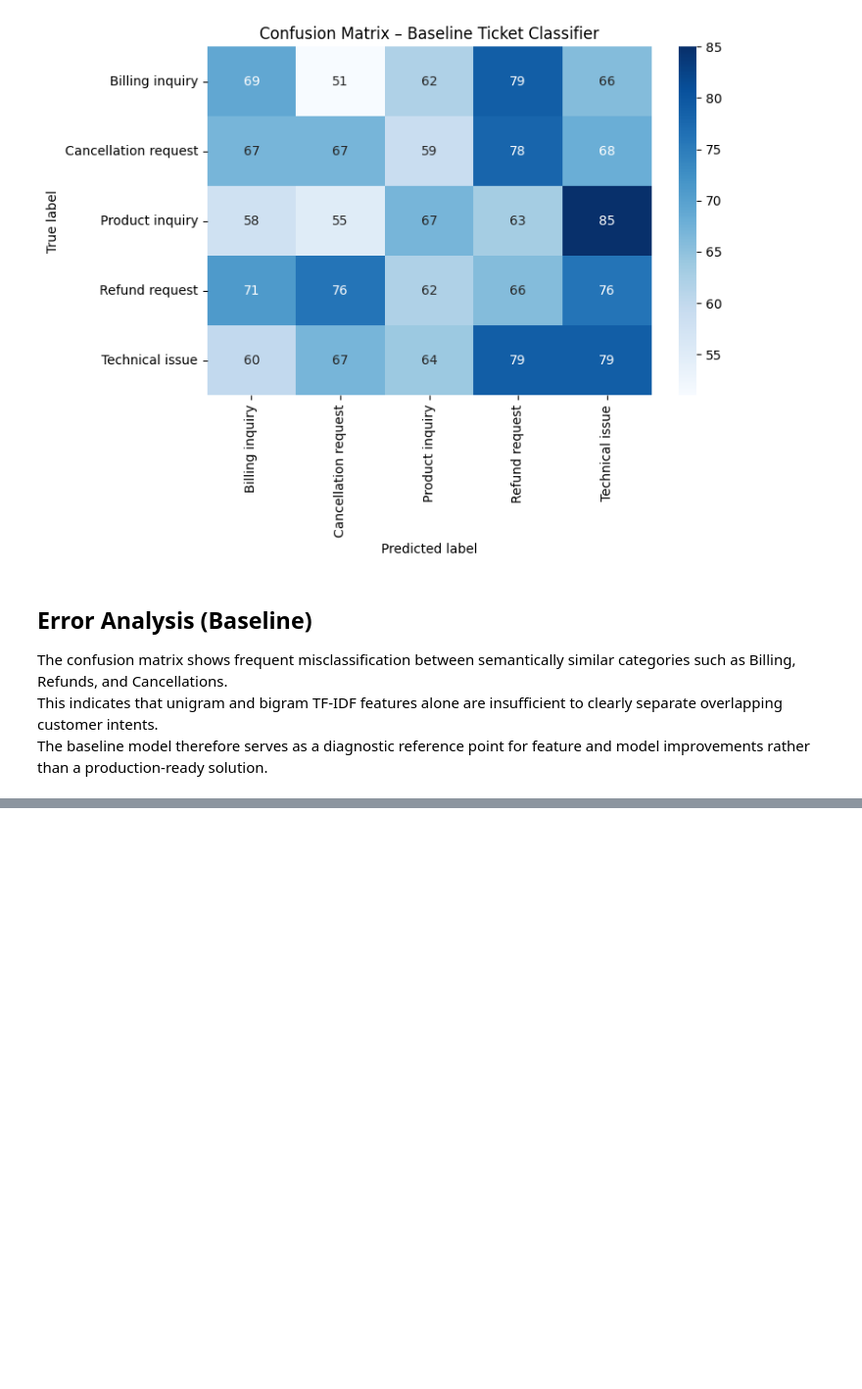
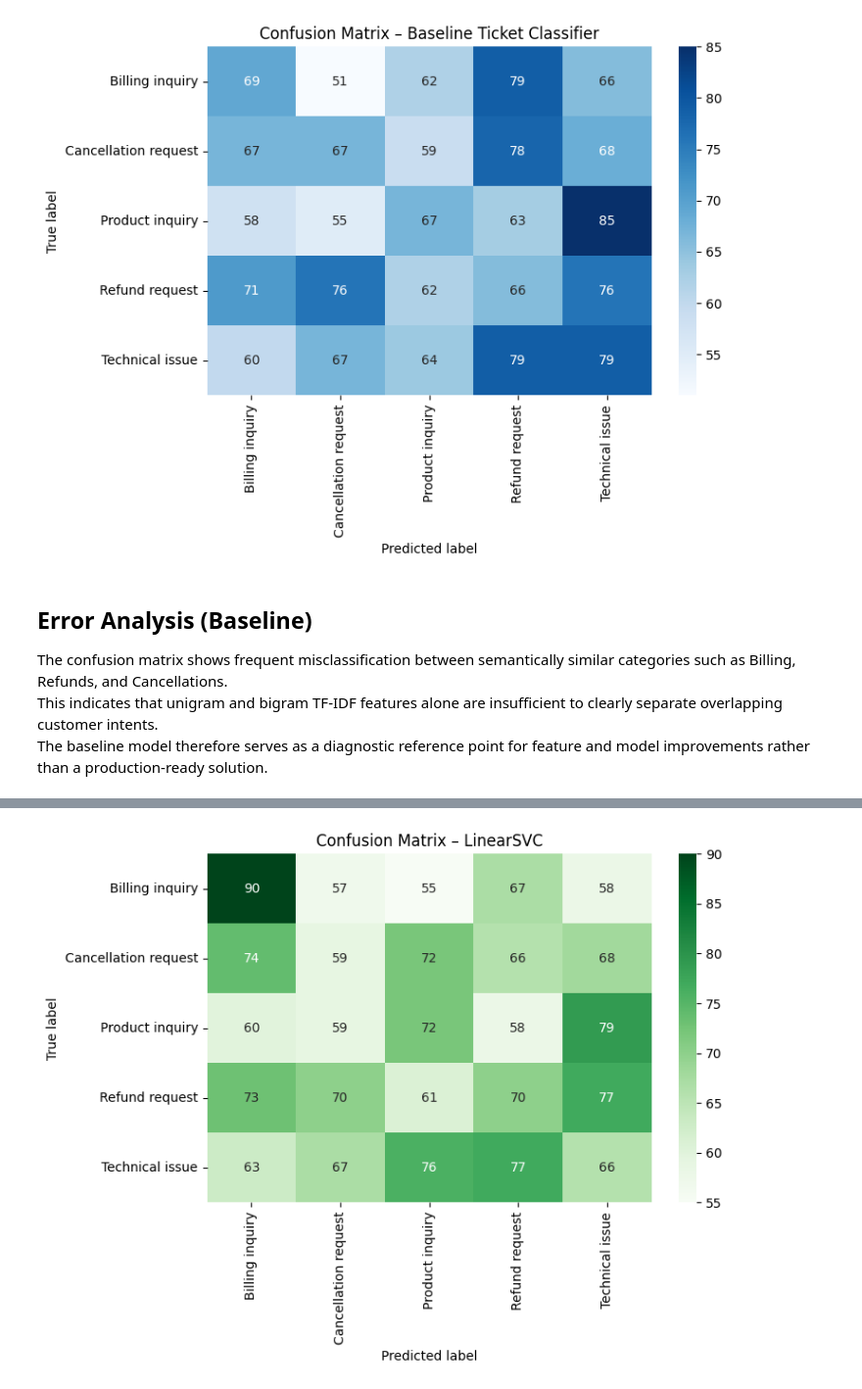
Before and after one commit to Grace-Ogunsanwo/customer-support-ticket-routing, a Jupyter notebook: notebooks/01_eda_and_text_preprocessing.ipynb, the cells around one changed output, grey strips where cells are left out. Shown: that part at 98% size. Cells and saved outputs as stored; diff of their text form; code cells hidden in the pictures; blank space fills up the shorter version.

Commit message:
Evaluate LinearSVC against logistic regression baseline
Compare linear classifiers for ticket routing and analyse persistent class overlap.

```diff
--- a/notebooks/01_eda_and_text_preprocessing.ipynb
+++ b/notebooks/01_eda_and_text_preprocessing.ipynb
@@ -307,3 +307,18 @@ plt.show()
 The confusion matrix shows frequent misclassification between semantically similar categories such as Billing, Refunds, and Cancellations.
 This indicates that unigram and bigram TF-IDF features alone are insufficient to clearly separate overlapping customer intents.
 The baseline model therefore serves as a diagnostic reference point for feature and model improvements rather than a production-ready solution.
+# %%
+from sklearn.svm import LinearSVC
+
+svc_model = Pipeline([
+    ("tfidf", TfidfVectorizer(
+        lowercase=True,
+        stop_words="english",
+        ngram_range=(1, 3),
+        min_df=2,
+        max_df=0.9
+    )),
+    ("clf", LinearSVC(class_weight="balanced"))
+])
+
+svc_model.fit(X_train, y_train)
@@ -309,0 +330,4 @@ The baseline model therefore serves as a diagnostic reference point for feature
+# %%
+y_pred_svc = svc_model.predict(X_test)
+
+print(classification_report(y_test, y_pred_svc))
@@ -309,0 +346,21 @@ The baseline model therefore serves as a diagnostic reference point for feature
+# %%
+from sklearn.metrics import confusion_matrix
+
+cm_svc = confusion_matrix(y_test, y_pred_svc, labels=svc_model.classes_)
+
+plt.figure(figsize=(8, 6))
+sns.heatmap(
+    cm_svc,
+    annot=True,
+    fmt="d",
+    cmap="Greens",
+    xticklabels=svc_model.classes_,
+    yticklabels=svc_model.classes_
+)
+plt.xlabel("Predicted label")
+plt.ylabel("True label")
+plt.title("Confusion Matrix – LinearSVC")
+plt.tight_layout()
+plt.show()
+# %% [output]
+[figure, added]
```
Also changed, not shown: parts of 3 cells of this notebook.
